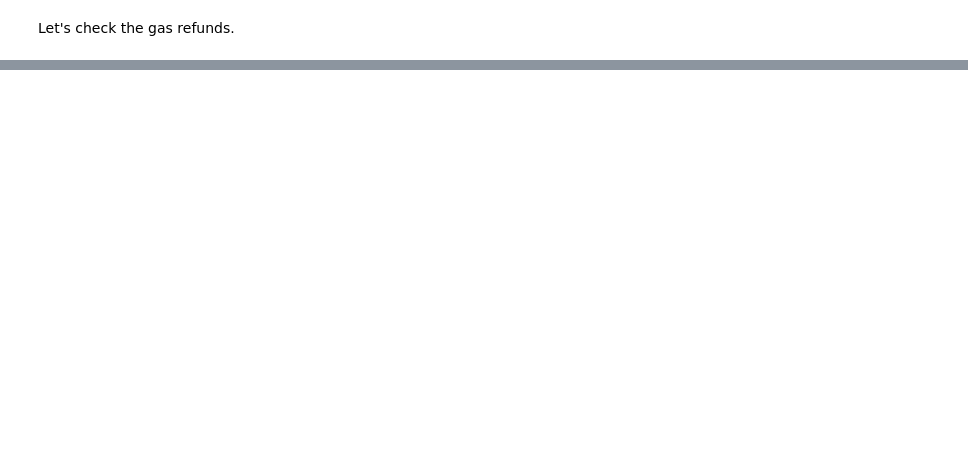
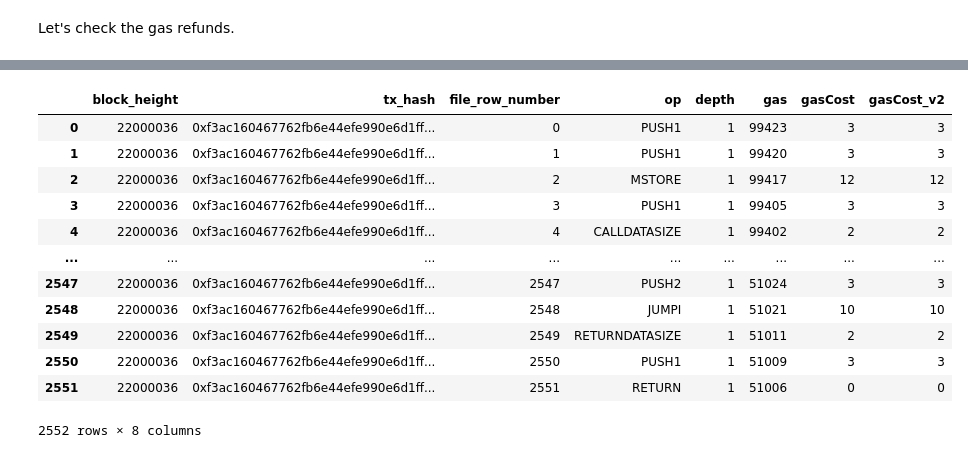
Before and after one commit to soispoke/evm-meter-analysis, a Jupyter notebook: notebooks/2.1-opcode-usage-analysis-v2.ipynb, the cells around one changed output, grey strips where cells are left out. Cells and saved outputs as stored; diff of their text form; code cells hidden in the pictures; blank space fills up the shorter version.

```diff
--- a/notebooks/2.1-opcode-usage-analysis-v2.ipynb
+++ b/notebooks/2.1-opcode-usage-analysis-v2.ipynb
@@ -252,0 +344,53 @@ sum(np.abs(op_tx_df["tx_gas_refund_rate"])>0.2)/len(op_tx_df)
+# %%
+# set block and tx
+block_height = 22000036
+tx_hash = "0xf3ac160467762fb6e44efe990e6d1ff4cd340f55d9a8da827f9c1a2e4be22cdf"
+# Define query
+filename = os.path.join(
+    data_dir, "block_data", f"block_height={block_height}", f"tx_hash={tx_hash}", "file.parquet"
+)
+query = f"""
+SELECT block_height,
+    tx_hash,
+    file_row_number,
+    op,
+    depth,
+    gas,
+    gasCost,
+    CASE
+        WHEN op IN ('DELEGATECALL', 'CALL', 'CALLCODE', 'STATICCALL')
+            AND depth < LEAD(depth, 1, depth) OVER (ORDER BY tx_hash, file_row_number)
+        THEN gasCost - LEAD(gas, 1, 0) OVER (ORDER BY tx_hash, file_row_number)
+        WHEN op IN ('DELEGATECALL', 'CALL', 'CALLCODE', 'STATICCALL')
+            AND depth = LEAD(depth, 1, depth) OVER (ORDER BY tx_hash, file_row_number)
+        THEN gas - LEAD(gas, 1, 0) OVER (ORDER BY tx_hash, file_row_number)
+        ELSE gasCost
+    END AS gasCost_v2
+FROM read_parquet(
+        '{ filename }',
+        hive_partitioning = TRUE,
+        filename = True,
+        file_row_number = True,
+        union_by_name = True
+    )
+ORDER BY block_height, tx_hash, file_row_number;
+"""
+con = duckdb.connect()
+df = con.execute(query).fetchdf()
+con.close()
+
+df
+# %% [output]
+|  | block_height | tx_hash | file_row_number | op | depth | gas | gasCost | gasCost_v2 |
+| 0 | 22000036 | 0xf3ac160467762fb6e44efe990e6d1ff... | 0 | PUSH1 | 1 | 99423 | 3 | 3 |
+| 1 | 22000036 | 0xf3ac160467762fb6e44efe990e6d1ff... | 1 | PUSH1 | 1 | 99420 | 3 | 3 |
+| 2 | 22000036 | 0xf3ac160467762fb6e44efe990e6d1ff... | 2 | MSTORE | 1 | 99417 | 12 | 12 |
+| 3 | 22000036 | 0xf3ac160467762fb6e44efe990e6d1ff... | 3 | PUSH1 | 1 | 99405 | 3 | 3 |
+| 4 | 22000036 | 0xf3ac160467762fb6e44efe990e6d1ff... | 4 | CALLDATASIZE | 1 | 99402 | 2 | 2 |
+| ... | ... | ... | ... | ... | ... | ... | ... | ... |
+| 2547 | 22000036 | 0xf3ac160467762fb6e44efe990e6d1ff... | 2547 | PUSH2 | 1 | 51024 | 3 | 3 |
+| 2548 | 22000036 | 0xf3ac160467762fb6e44efe990e6d1ff... | 2548 | JUMPI | 1 | 51021 | 10 | 10 |
+| 2549 | 22000036 | 0xf3ac160467762fb6e44efe990e6d1ff... | 2549 | RETURNDATASIZE | 1 | 51011 | 2 | 2 |
+| 2550 | 22000036 | 0xf3ac160467762fb6e44efe990e6d1ff... | 2550 | PUSH1 | 1 | 51009 | 3 | 3 |
+| 2551 | 22000036 | 0xf3ac160467762fb6e44efe990e6d1ff... | 2551 | RETURN | 1 | 51006 | 0 | 0 |
+2552 rows × 8 columns
```
Also changed, not shown: parts of 20 cells of this notebook.
